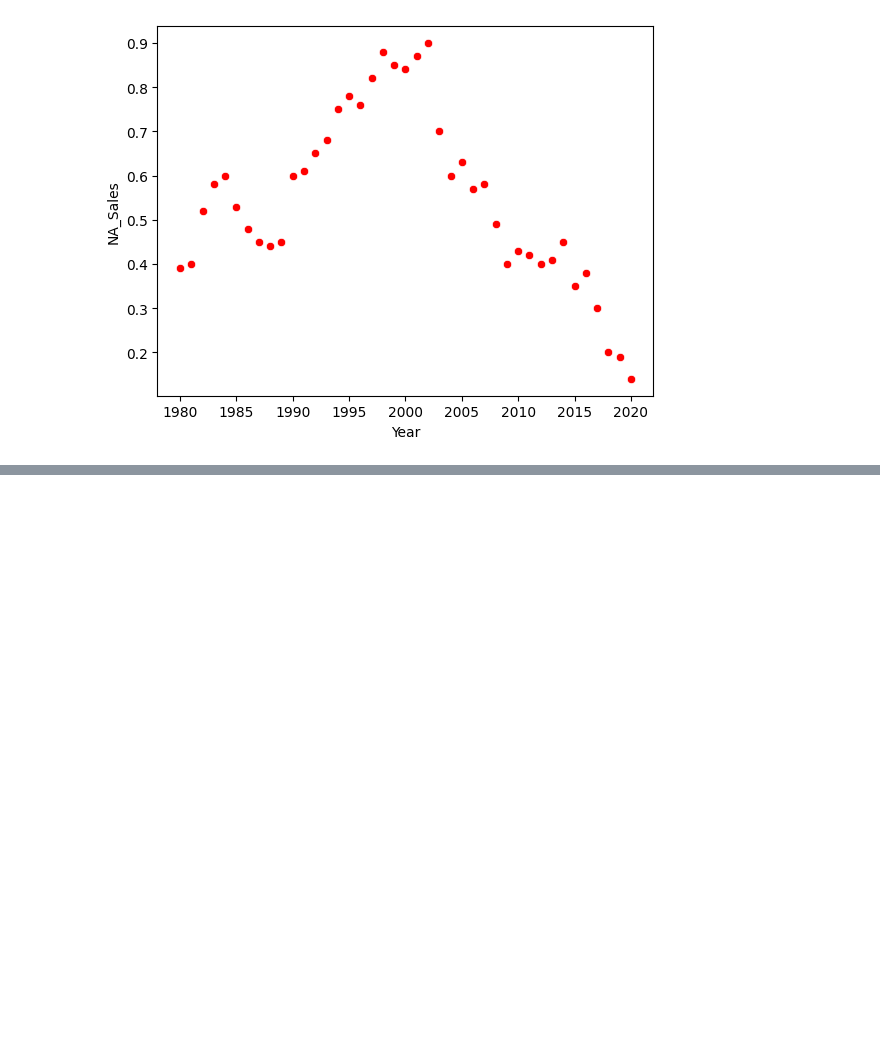
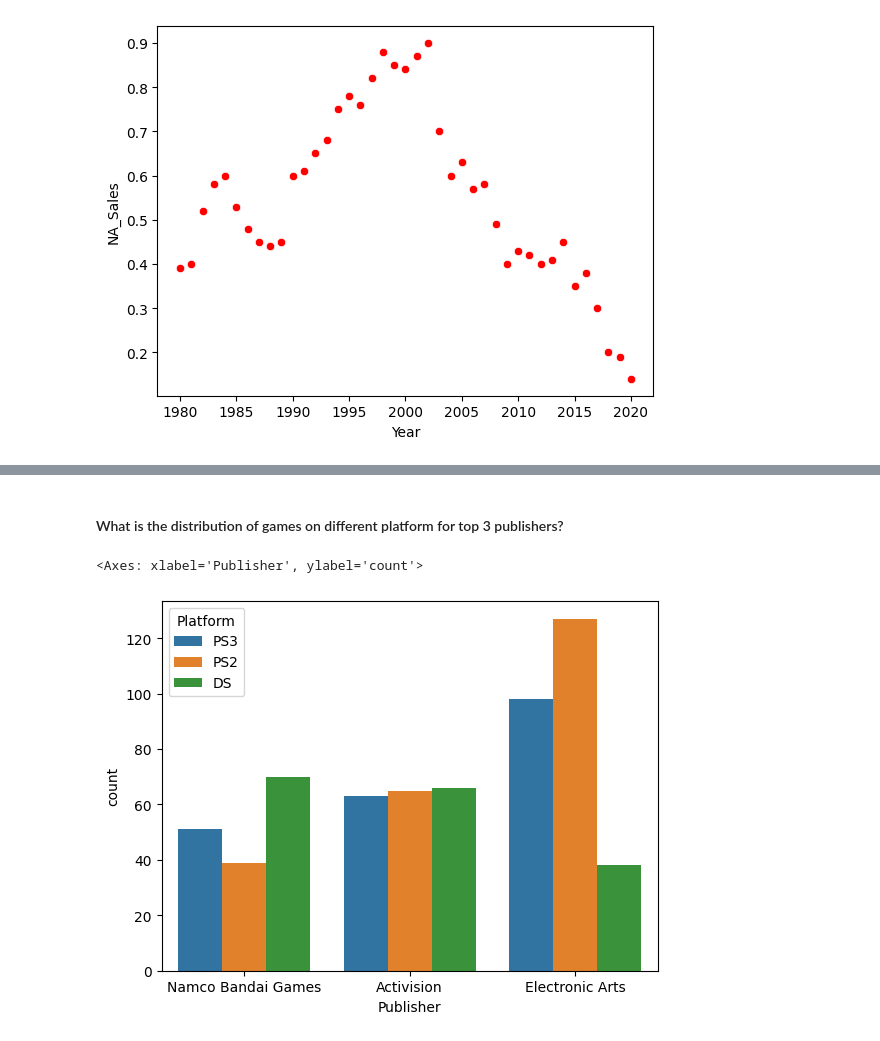
Before and after one commit to shivendra1-cyber/VIDEO_GAME_ANALYSIS, a Jupyter notebook: data_visualization_VIDEO_GAME_ANALYSIS.ipynb, the cells around one changed output, grey strips where cells are left out. Cells and saved outputs as stored; diff of their text form; code cells hidden in the pictures; blank space fills up the shorter version.

```diff
--- a/data_visualization_VIDEO_GAME_ANALYSIS.ipynb
+++ b/data_visualization_VIDEO_GAME_ANALYSIS.ipynb
@@ -256,0 +265,6 @@ sns.scatterplot(data=ih, x="Year", y="NA_Sales", color="red")
+# %%
+top3_pub = data['Publisher'].value_counts().index[:3]
+top3_gen = data['Genre'].value_counts().index[:3]
+top3_plat = data['Platform'].value_counts().index[:3]
+top3_data = data.loc[(data["Publisher"].isin(top3_pub)) & (data["Platform"].isin(top3_plat)) & (data['Genre'].isin(top3_gen))]
+top3_data
@@ -256,0 +285,7 @@ sns.scatterplot(data=ih, x="Year", y="NA_Sales", color="red")
+# %% [markdown]
+#### What is the distribution of games on different platform for top 3 publishers?
+# %%
+sns.countplot(data=top3_data, x="Publisher", hue="Platform")
+# %% [output]
+<Axes: xlabel='Publisher', ylabel='count'>
+[figure, added]
```
Also changed, not shown: parts of 24 cells of this notebook.
